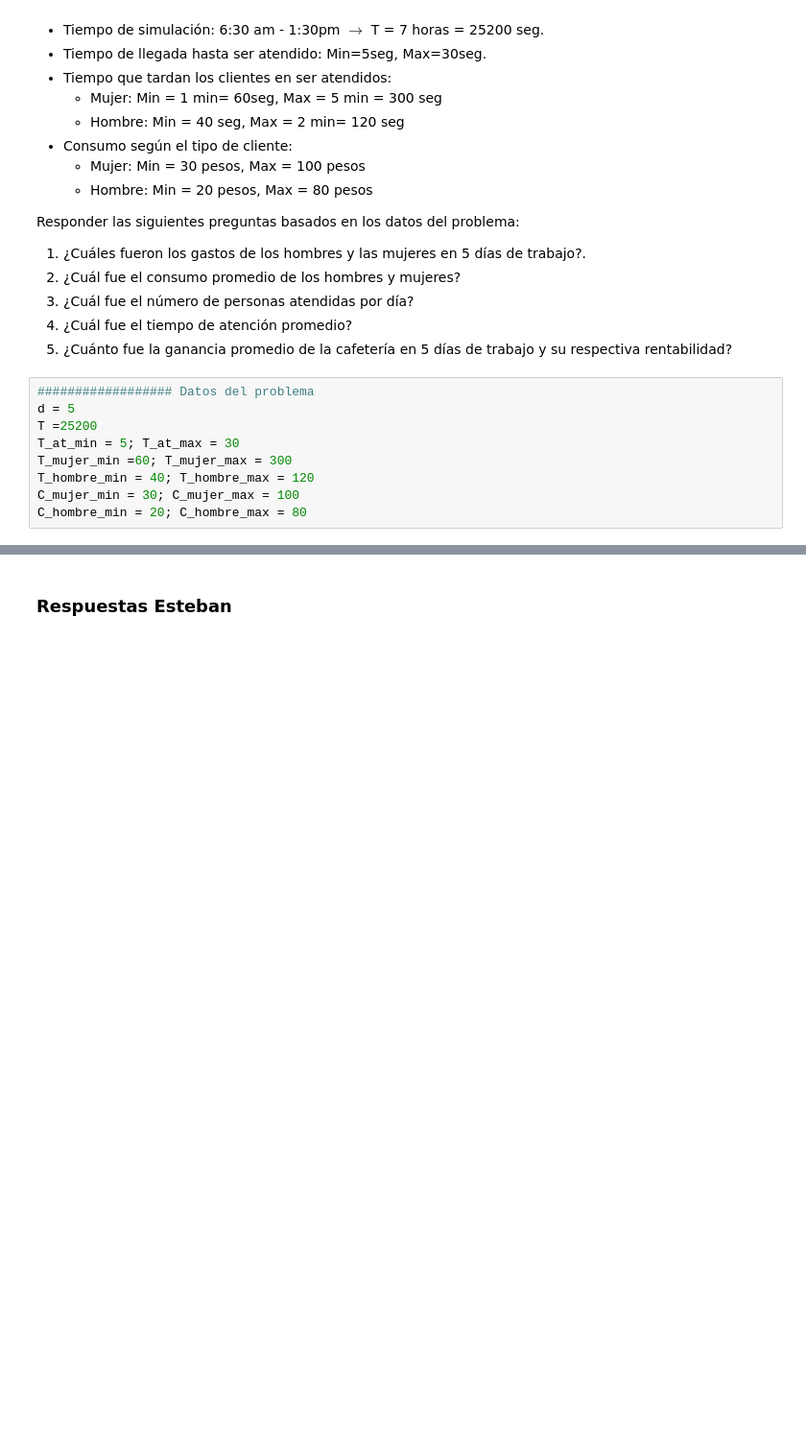
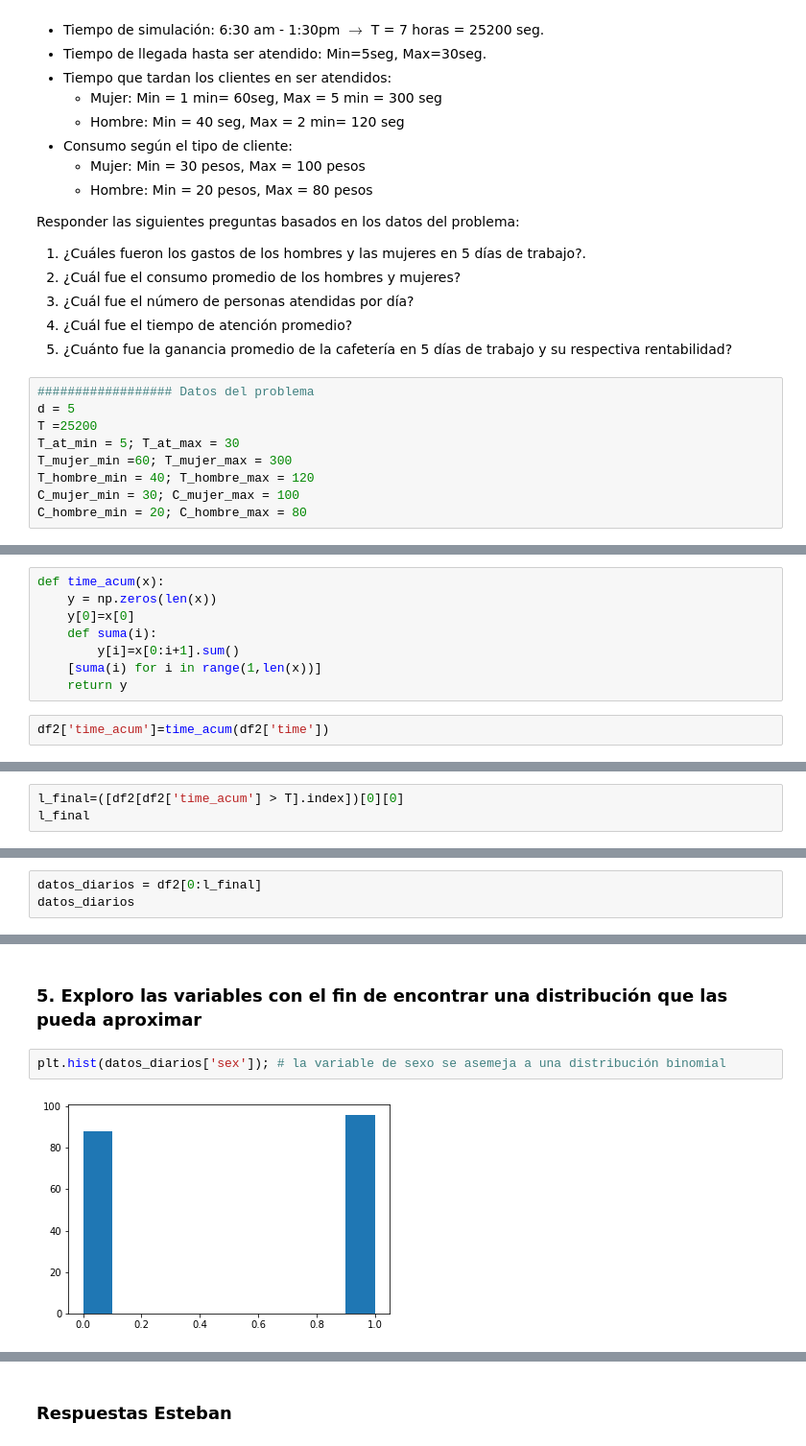
Before and after one commit to JuanPablo2019/Tarea4_SPF, a Jupyter notebook: Tarea4.ipynb, the cells around one changed output, grey strips where cells are left out. Shown at 96% size. Drawn from its saved outputs; the diff is of its cells as text; blank space fills up the shorter version.

```diff
--- a/Tarea4.ipynb
+++ b/Tarea4.ipynb
@@ -74,0 +190,10 @@ C_hombre_min = 20; C_hombre_max = 80
+# %%
+def time_acum(x):
+    y = np.zeros(len(x))
+    y[0]=x[0]
+    def suma(i):
+        y[i]=x[0:i+1].sum()
+    [suma(i) for i in range(1,len(x))]
+    return y
+# %%
+df2['time_acum']=time_acum(df2['time'])
@@ -74,0 +202,3 @@ C_hombre_min = 20; C_hombre_max = 80
+# %%
+l_final=([df2[df2['time_acum'] > T].index])[0][0]
+l_final
@@ -74,0 +207,3 @@ C_hombre_min = 20; C_hombre_max = 80
+# %%
+datos_diarios = df2[0:l_final]
+datos_diarios
@@ -74,0 +224,6 @@ C_hombre_min = 20; C_hombre_max = 80
+# %% [markdown]
+### 5. Exploro las variables con el fin de encontrar una distribución que las pueda aproximar
+# %%
+plt.hist(datos_diarios['sex']); # la variable de sexo se asemeja a una distribución binomial
+# %% [output]
+[figure, added]
```
Also changed, not shown: parts of 37 cells of this notebook.
